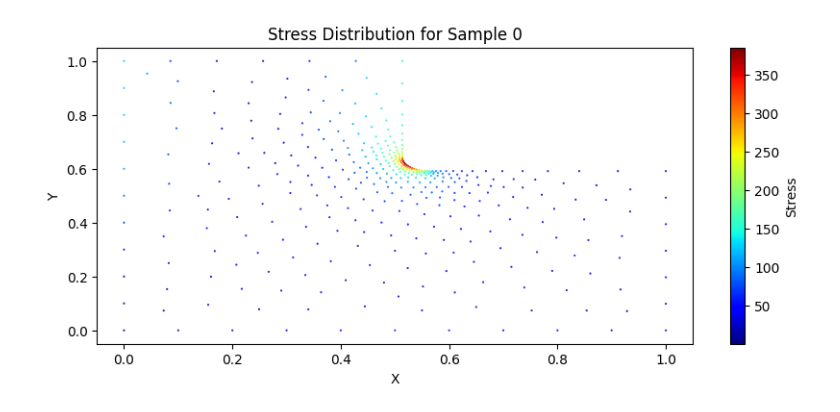
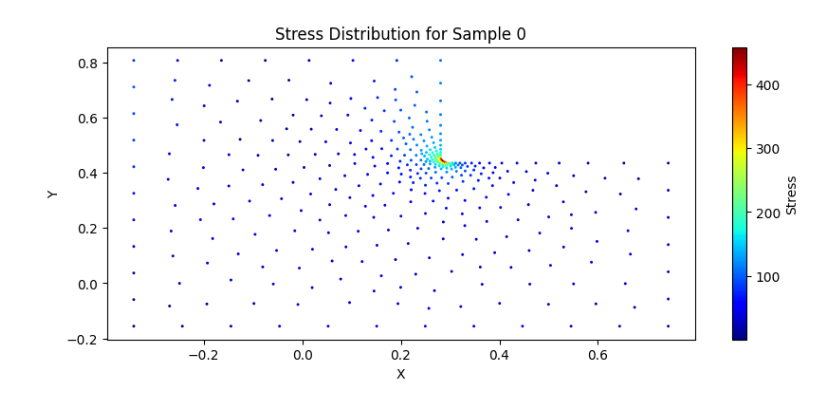
Before and after one commit to Abdullasmf/PointNetMLP_Paper1, a Jupyter notebook: L_Bracket/Geom_Val.ipynb, the cells around one changed output. Saved outputs shown, nothing was run; the diff lists cells and outputs as text; code cells hidden in the pictures.

```diff
--- a/L_Bracket/Geom_Val.ipynb
+++ b/L_Bracket/Geom_Val.ipynb
@@ -56,14 +46,14 @@ plt.show()
 # %%
-n = 5
+n = 740
 plt.figure(figsize=(10,4))
-plt.scatter(coord_stress_list[n][:, 0], coord_stress_list[n][:, 1], c=coord_stress_list[n][:, 2], cmap='jet', marker='.', s=1)
+plt.scatter(coord_stress_list[n][:, 0], coord_stress_list[n][:, 1], c=coord_stress_list[n][:, 2], cmap='jet', marker='.', s=5)
 plt.colorbar(label='Stress')
 plt.xlabel('X')
 plt.ylabel('Y')
 plt.title('Stress Distribution for Sample 0')
 plt.show()
 # %% [output]
-[figure, old version]
+[figure, new version]
 # %%
 #max stress for each sample
 max_stresses = [np.max(sample['stress']) for sample in all_data]
```
Also changed, not shown: parts of 4 cells of this notebook, 4 other files.
